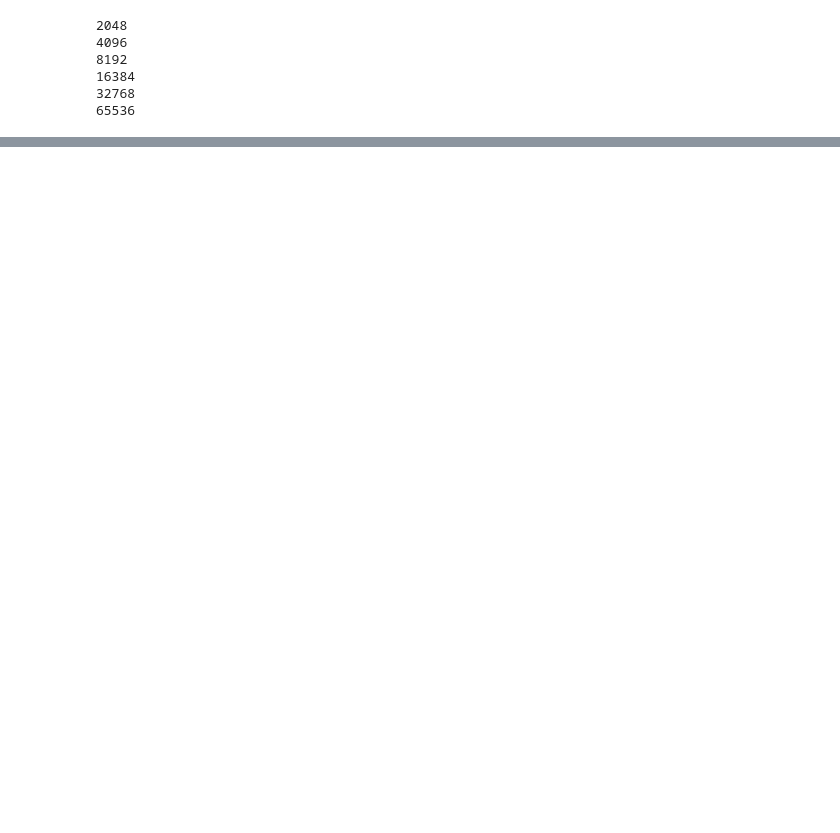
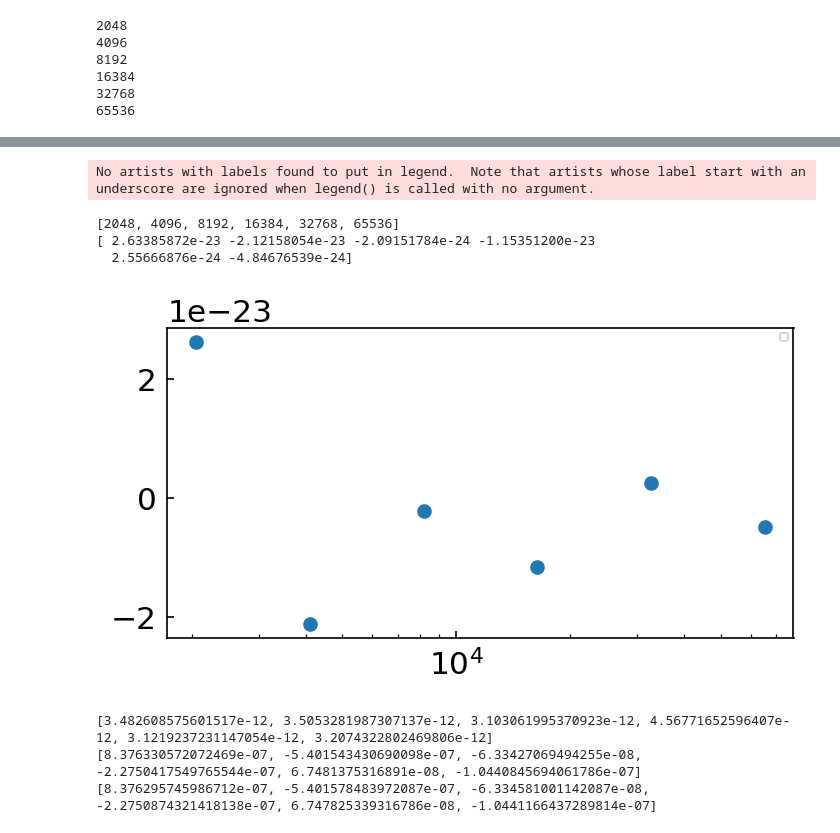
Before and after one commit to humz2k/Force-Error-Project, a Jupyter notebook: compare_double_single copy.ipynb, the cells around one changed output, grey strips where cells are left out. Drawn from its saved outputs; the diff is of its cells as text; code cells hidden in the pictures; blank space fills up the shorter version.

```diff
--- a/compare_double_single copy.ipynb
+++ b/compare_double_single copy.ipynb
@@ -116,0 +130,41 @@ plt.show()
+# %%
+plt.scatter(ns,np.array(from_errors_double) - np.array(from_errors_single))
+print(ns)
+print(np.array(from_errors_double) - np.array(from_errors_single))
+#plt.yscale('log')
+plt.xscale('log')
+#plt.ylabel(r"$\phi$")
+#plt.xlabel(r"$n$")
+#plt.xticks([1000,10000,100000])
+plt.legend()
+plt.tight_layout()
+plt.show()
+# %% [output]
+No artists with labels found to put in legend.  Note that artists whose label start with an underscore are ignored when legend() is called with no argument.
+[2048, 4096, 8192, 16384, 32768, 65536]
+[ 2.63385872e-23 -2.12158054e-23 -2.09151784e-24 -1.15351200e-23
+  2.55666876e-24 -4.84676539e-24]
+[figure, added]
+# %%
+numericals = []
+doubles = []
+singles = []
+for n in ns:
+    single_vs_double = data[n]["double"] - data[n]["single"]
+    numerical_error = np.sum(single_vs_double,axis=1)
+    from_error_double = data[n]["double"] - ray_analytics
+    double_noise = np.sum(from_error_double,axis=1)
+    from_error_single = data[n]["single"] - ray_analytics
+    single_noise = np.sum(from_error_single,axis=1)
+
+    numericals.append(np.mean(numerical_error))
+    doubles.append(np.mean(double_noise))
+    singles.append(np.mean(single_noise))
+
+print(numericals)
+print(doubles)
+print(singles)
+# %% [output]
+[3.482608575601517e-12, 3.5053281987307137e-12, 3.103061995370923e-12, 4.56771652596407e-12, 3.1219237231147054e-12, 3.2074322802469806e-12]
+[8.376330572072469e-07, -5.401543430690098e-07, -6.33427069494255e-08, -2.2750417549765544e-07, 6.7481375316891e-08, -1.0440845694061786e-07]
+[8.376295745986712e-07, -5.401578483972087e-07, -6.334581001142087e-08, -2.2750874321418138e-07, 6.747825339316786e-08, -1.0441166437289814e-07]
```
Also changed, not shown: parts of 3 cells of this notebook, 6 other files.
